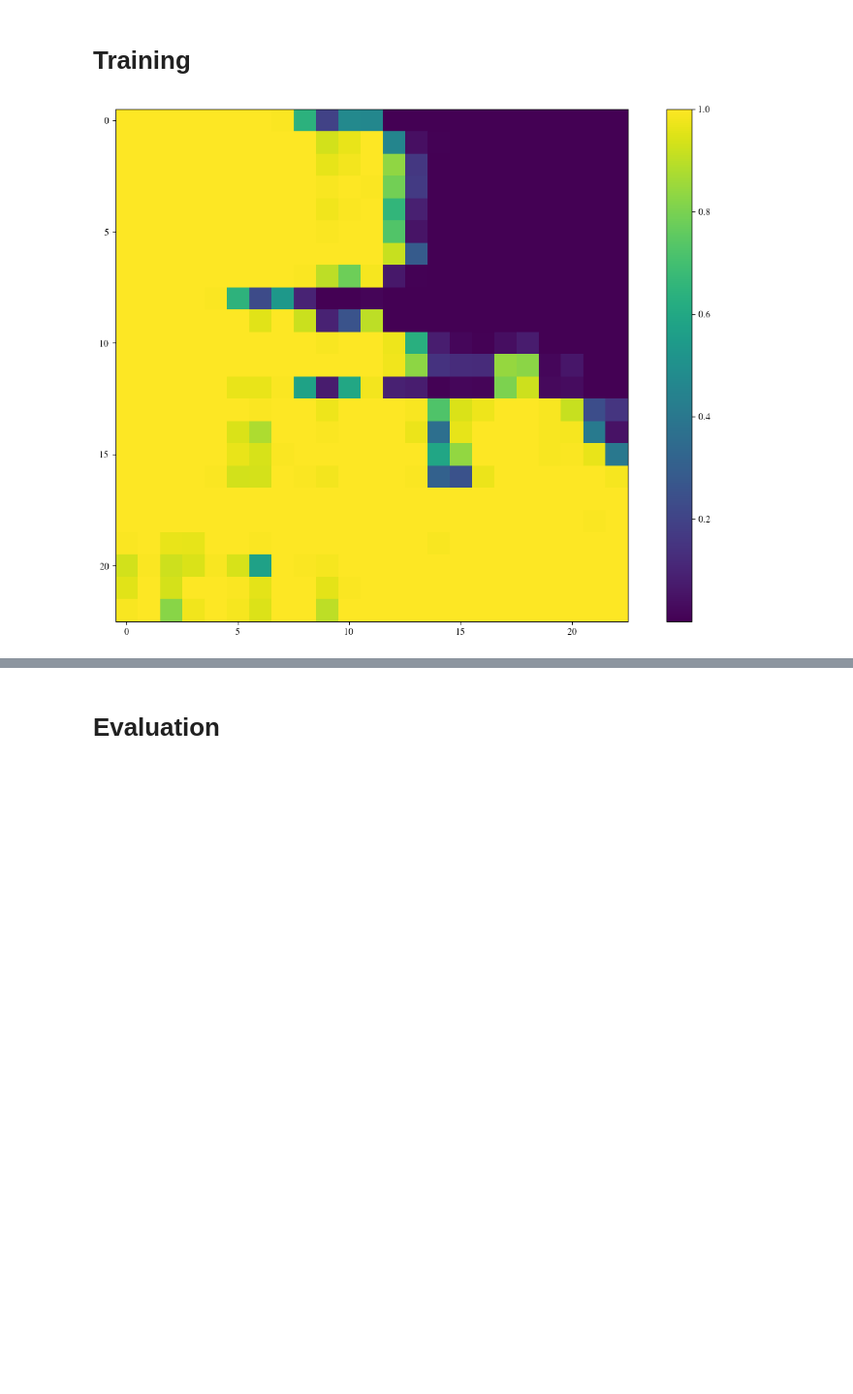
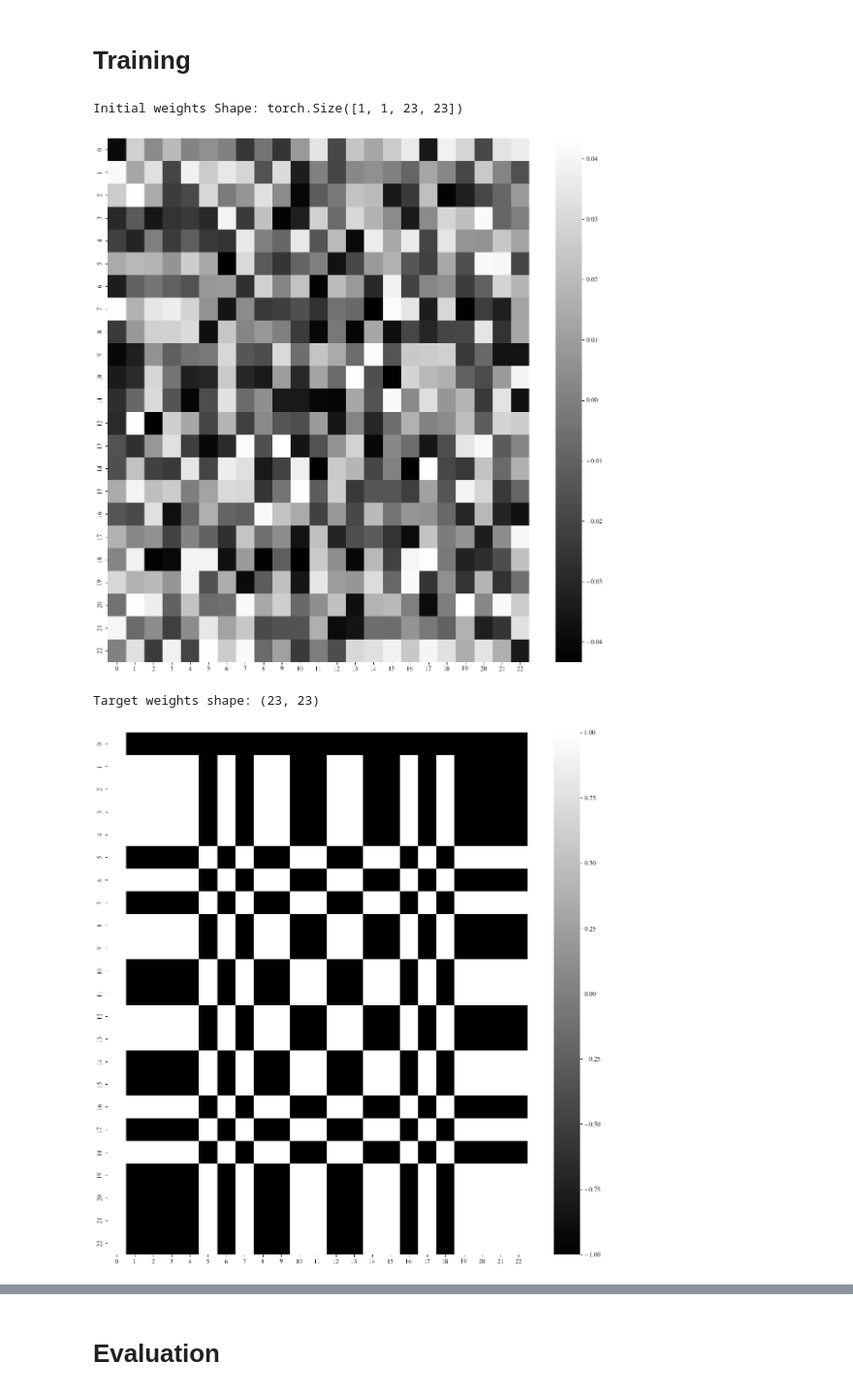
Before and after one commit to jornelasmunoz/UCM_Undergraduate_Research, a Jupyter notebook: jornelasmunoz/notebooks/CNN_Reconstruction.ipynb, the cells around one changed output, grey strips where cells are left out. Shown: that part at 97% size. Drawn from its saved outputs; the diff is of its cells as text; code cells hidden in the pictures; blank space fills up the shorter version.

```diff
--- a/jornelasmunoz/notebooks/CNN_Reconstruction.ipynb
+++ b/jornelasmunoz/notebooks/CNN_Reconstruction.ipynb
@@ -180,15 +184,14 @@ loaders = {
 # %%
 class CNN(torch.nn.Module):
     '''
-    Define a model with only one fully connected layer and no activation function
+    Define a model with only one convolutional layer layer and sigmoid activation function
     '''
-    def __init__(self, img_size):
+    def __init__(self, params):
         super().__init__()
-        self.img_size = img_size
-        self.conv = torch.nn.Conv2d(1,1,self.img_size, padding=11)
-        # self.model = torch.nn.Sequential(
-        #     torch.nn.Linear(self.img_size * self.img_size, self.img_size * self.img_size),
-        # )
+        self.img_size = params['image_size']
+        self.kernel_size = params['kernel_size']
+        self.conv = torch.nn.Conv2d(1,1,kernel_size=self.kernel_size, padding=(self.kernel_size-1)//2)
+
     def forward(self, x):
         output = torch.sigmoid(self.conv(x))
         return output
@@ -201,9 +204,33 @@ PATH = f'../models/CNN_mnist_{params["epochs"]}epochs.pth'
 # %% [markdown]
 # Training
-# %%
-plt.imshow(torch.squeeze(model(torch.reshape(mura_train_data[0][0], (1,1,p,p))).detach()))
-plt.colorbar()
-plt.show()
-# %% [output]
-[figure, removed]
+# %%
+# ----------- Plot initial weights and target weights----
+# From Jacky's SAR stuff
+# Define initial weights from the CNN model
+init_weights = list(model.parameters())
+init_weight_map = init_weights[0].detach()
+print('Initial weights Shape: {}'.format(init_weights[0].shape))
+
+# Plot initial weights
+plt.figure(figsize=(15,15))
+heat = sns.heatmap(np.squeeze(init_weight_map.cpu().numpy()), cmap='gray')
+figure = heat.get_figure()
+#figure.savefig(folder_name+'/metrics/heat_init.png',bbox='tight',dpi=400)
+#plt.close()
+plt.show()
+
+# Define and plot target weights
+target_weights = G
+print('Target weights shape: {}'.format(target_weights.shape))
+plt.figure(figsize=(15,15))
+heat = sns.heatmap(target_weights, cmap='gray')
+figure = heat.get_figure()
+#figure.savefig(folder_name+'/metrics/heat_target.png',bbox='tight',dpi=400)
+#plt.close()
+plt.show()
+# %% [output]
+Initial weights Shape: torch.Size([1, 1, 23, 23])
+[figure, added]
+Target weights shape: (23, 23)
+[figure, added]
 # %%
```
Also changed, not shown: parts of 21 cells of this notebook, 48 other files.
